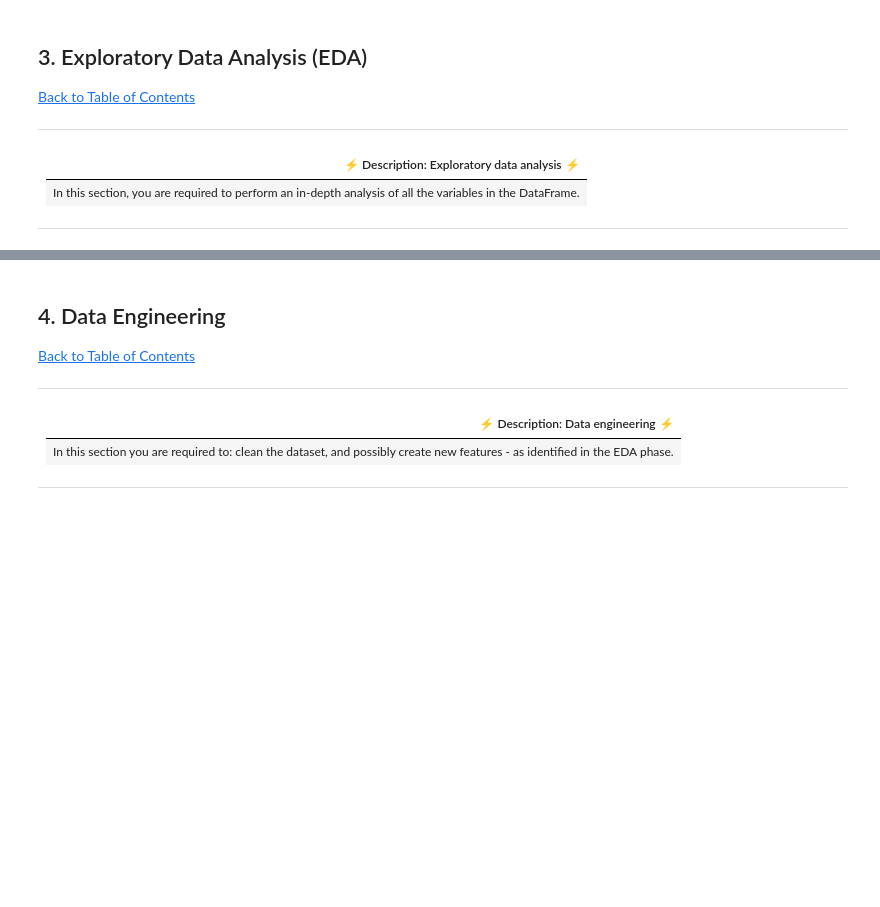
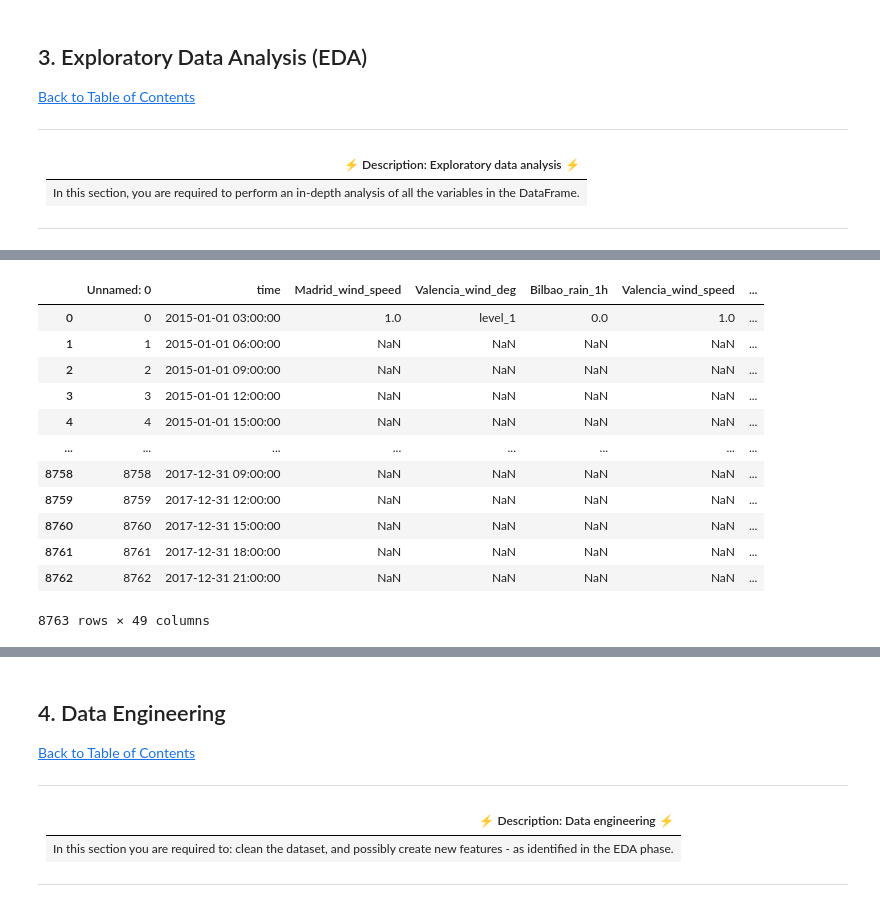
Before and after one commit to Reegs001220/Regression-sprint-2307FTDS-Team-DN1, a Jupyter notebook: Advanced-Regression-Starter-Data/starter-notebook.ipynb, the cells around one changed output, grey strips where cells are left out. Cells and saved outputs as stored; diff of their text form; code cells hidden in the pictures; blank space fills up the shorter version.

```diff
--- a/Advanced-Regression-Starter-Data/starter-notebook.ipynb
+++ b/Advanced-Regression-Starter-Data/starter-notebook.ipynb
@@ -87,5 +96,4 @@ BASE_URL = 'http://localhost:5000'
 
 ---
 # %%
-df = pd.read_csv('./df_train.csv')
-df
+df = pd.read_csv('/Users/ntebatserachidi/Desktop/Academia/Explore Data Science Academy/Advanvced Regression/Regression Predict/Advanced-Regression-Starter-Data/df_train.csv') #Load the train CSV file into a pandas DataFrame
@@ -172,0 +337,16 @@ df.describe()
+# %%
+df.mode()
+# %% [output]
+|  | Unnamed: 0 | time | Madrid_wind_speed | Valencia_wind_deg | Bilbao_rain_1h | Valencia_wind_speed | ... |
+| 0 | 0 | 2015-01-01 03:00:00 | 1.0 | level_1 | 0.0 | 1.0 | ... |
+| 1 | 1 | 2015-01-01 06:00:00 | NaN | NaN | NaN | NaN | ... |
+| 2 | 2 | 2015-01-01 09:00:00 | NaN | NaN | NaN | NaN | ... |
+| 3 | 3 | 2015-01-01 12:00:00 | NaN | NaN | NaN | NaN | ... |
+| 4 | 4 | 2015-01-01 15:00:00 | NaN | NaN | NaN | NaN | ... |
+| ... | ... | ... | ... | ... | ... | ... | ... |
+| 8758 | 8758 | 2017-12-31 09:00:00 | NaN | NaN | NaN | NaN | ... |
+| 8759 | 8759 | 2017-12-31 12:00:00 | NaN | NaN | NaN | NaN | ... |
+| 8760 | 8760 | 2017-12-31 15:00:00 | NaN | NaN | NaN | NaN | ... |
+| 8761 | 8761 | 2017-12-31 18:00:00 | NaN | NaN | NaN | NaN | ... |
+| 8762 | 8762 | 2017-12-31 21:00:00 | NaN | NaN | NaN | NaN | ... |
+8763 rows × 49 columns
```
Also changed, not shown: parts of 44 cells of this notebook.
